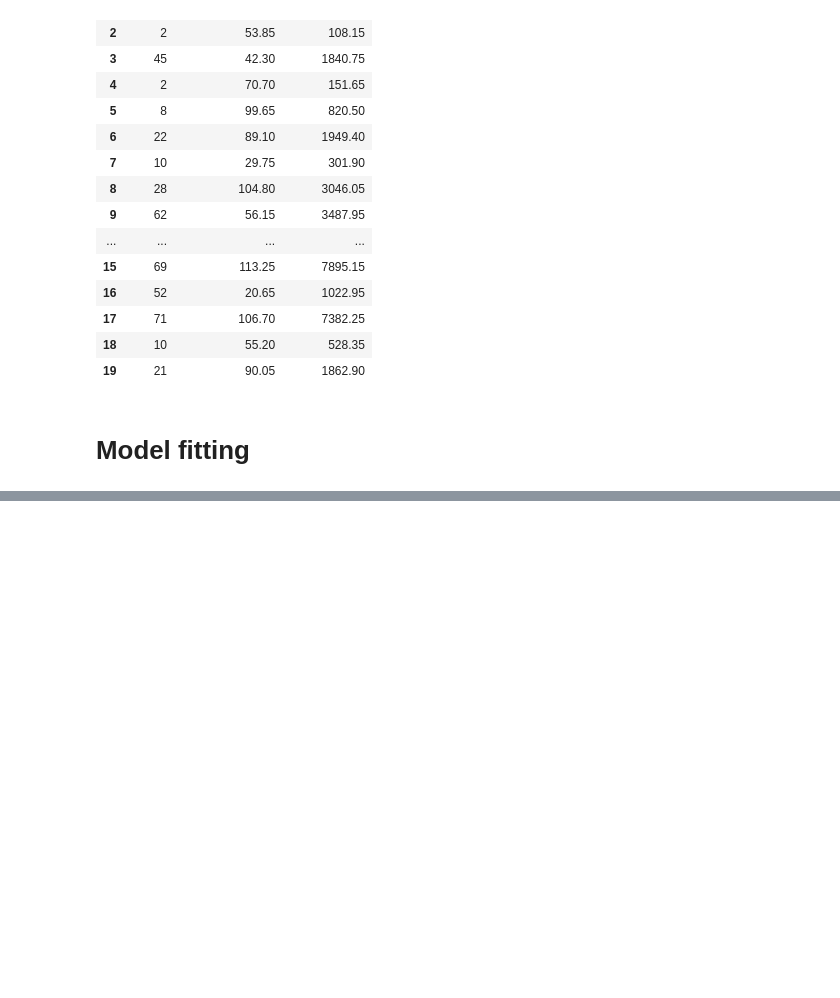
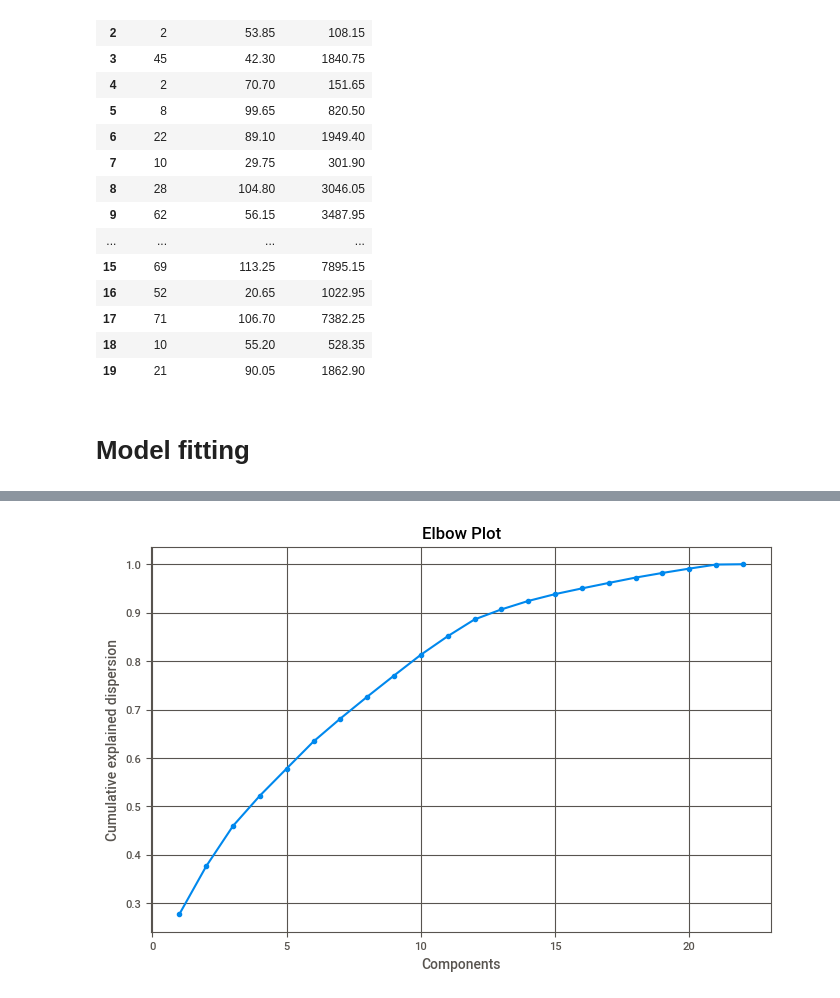
Before and after one commit to AndreiKris/exampleportfolio, a Jupyter notebook: python/Kaggle Telecom Churn prediction.ipynb, the cells around one changed output, grey strips where cells are left out. Saved outputs shown, nothing was run; the diff lists cells and outputs as text; code cells hidden in the pictures; blank space fills up the shorter version.

```diff
--- a/python/Kaggle Telecom Churn prediction.ipynb
+++ b/python/Kaggle Telecom Churn prediction.ipynb
@@ -323,0 +488,10 @@ Accuracy: 0.86070
+# %%
+plt.figure(figsize=(8, 5))
+plt.plot(np.arange(1, len(pca.explained_variance_ratio_) + 1), np.cumsum(pca.explained_variance_ratio_), marker='o')
+plt.xlabel('Components')
+plt.ylabel('Cumulative explained dispersion')
+plt.title('Elbow Plot')
+plt.grid(True)
+plt.show()
+# %% [output]
+[figure, added]
```
Also changed, not shown: parts of 49 cells of this notebook.
